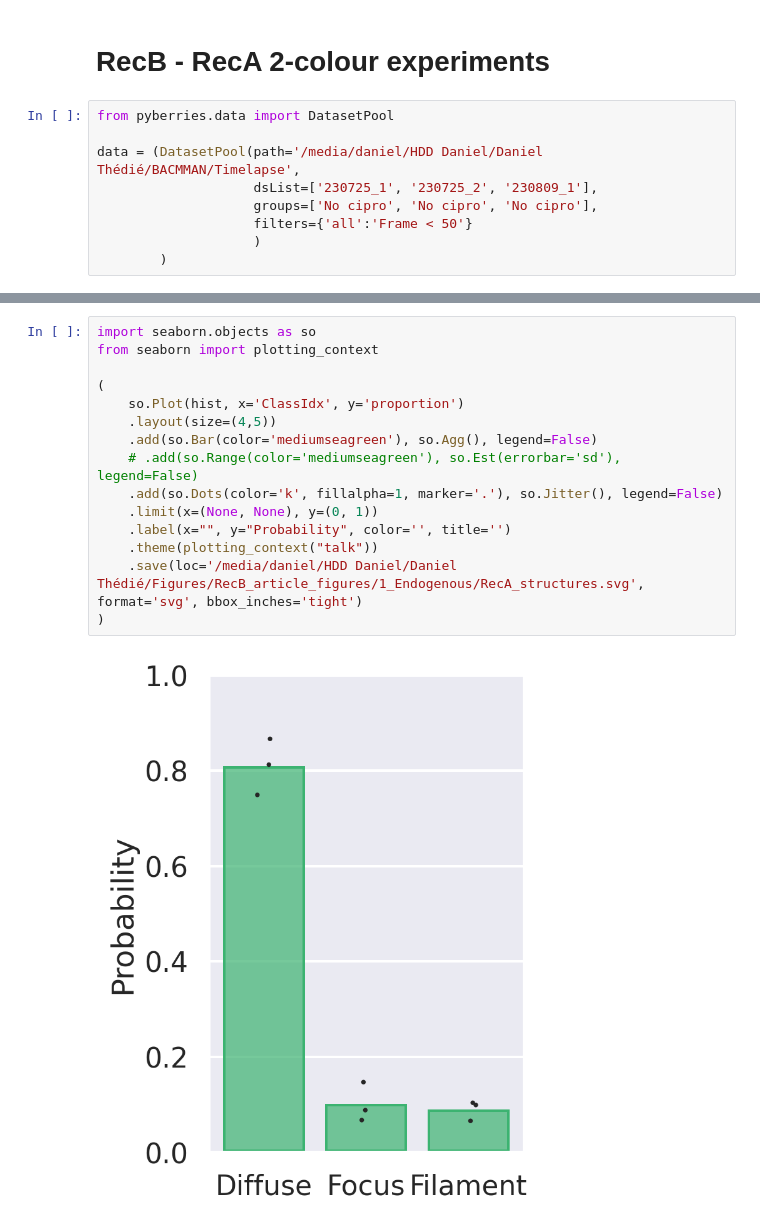
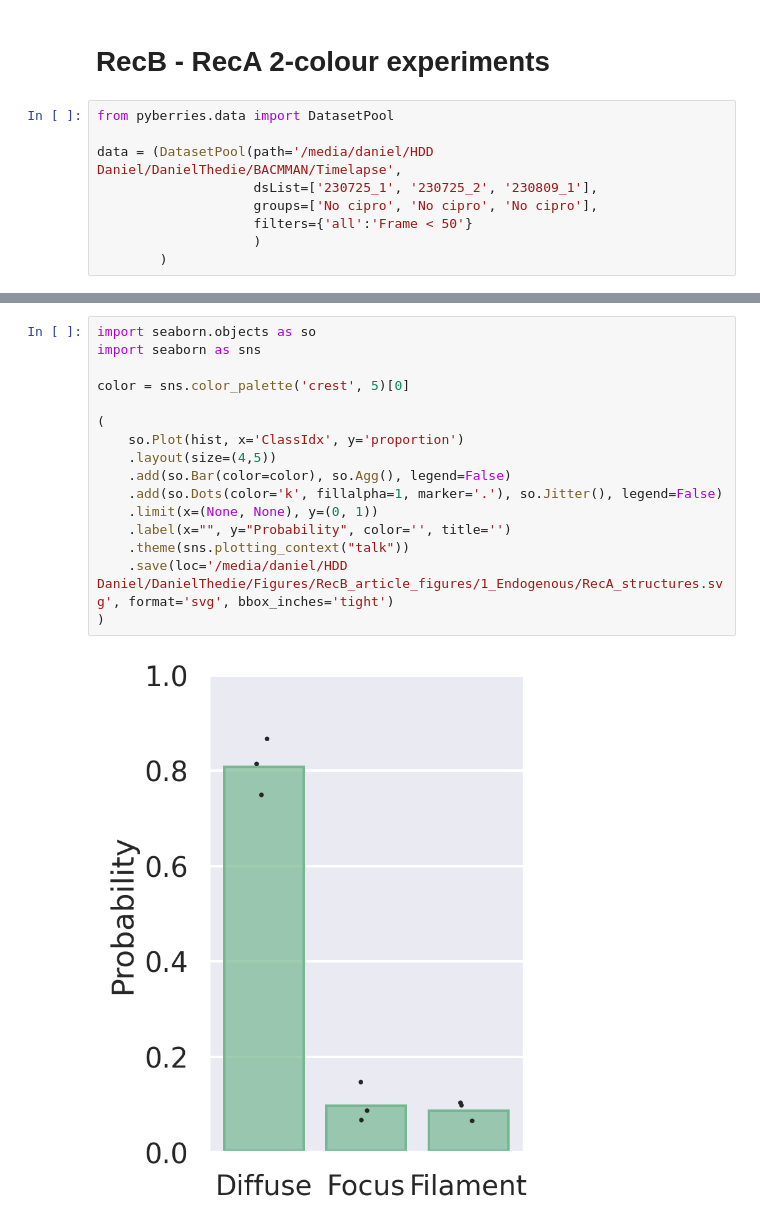
Before and after one commit to DanielThedie/RecB_article, a Jupyter notebook: Notebooks/1_Endogenous_damage/RecB_RecA.ipynb, the cells around one changed output, grey strips where cells are left out. Saved outputs shown, nothing was run; the diff lists cells and outputs as text.

```diff
--- a/Notebooks/1_Endogenous_damage/RecB_RecA.ipynb
+++ b/Notebooks/1_Endogenous_damage/RecB_RecA.ipynb
@@ -3,7 +3,7 @@
 # %%
 from pyberries.data import DatasetPool
 
-data = (DatasetPool(path='/media/daniel/HDD Daniel/Daniel Thédié/BACMMAN/Timelapse',
+data = (DatasetPool(path='/media/daniel/HDD Daniel/DanielThedie/BACMMAN/Timelapse',
                     dsList=['230725_1', '230725_2', '230809_1'],
                     groups=['No cipro', 'No cipro', 'No cipro'],
                     filters={'all':'Frame < 50'}
@@ -29,17 +29,18 @@ display(hist.groupby(['Group', 'ClassIdx'])['proportion'].agg(['mean', 'std']))
 # %%
 import seaborn.objects as so
-from seaborn import plotting_context
+import seaborn as sns
+
+color = sns.color_palette('crest', 5)[0]
 
 (
     so.Plot(hist, x='ClassIdx', y='proportion')
     .layout(size=(4,5))
-    .add(so.Bar(color='mediumseagreen'), so.Agg(), legend=False)
-    # .add(so.Range(color='mediumseagreen'), so.Est(errorbar='sd'), legend=False)
+    .add(so.Bar(color=color), so.Agg(), legend=False)
     .add(so.Dots(color='k', fillalpha=1, marker='.'), so.Jitter(), legend=False)
     .limit(x=(None, None), y=(0, 1))
     .label(x="", y="Probability", color='', title='')
-    .theme(plotting_context("talk"))
-    .save(loc='/media/daniel/HDD Daniel/Daniel Thédié/Figures/RecB_article_figures/1_Endogenous/RecA_structures.svg', format='svg', bbox_inches='tight')
+    .theme(sns.plotting_context("talk"))
+    .save(loc='/media/daniel/HDD Daniel/DanielThedie/Figures/RecB_article_figures/1_Endogenous/RecA_structures.svg', format='svg', bbox_inches='tight')
 )
 # %% [output]
-[figure, old version]
+[figure, new version]
```
Also changed, not shown: parts of 2 cells of this notebook, 1 other file.
